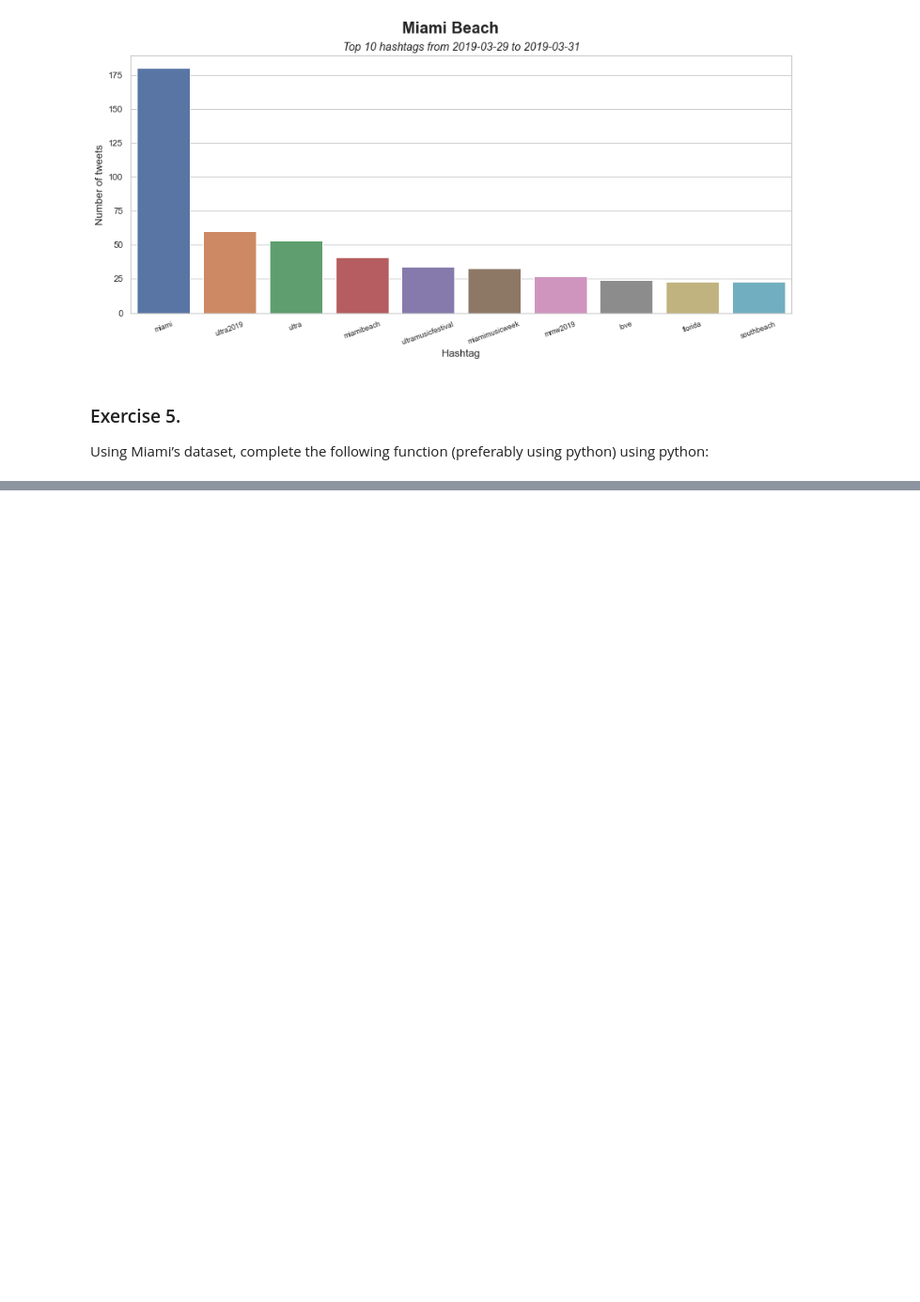
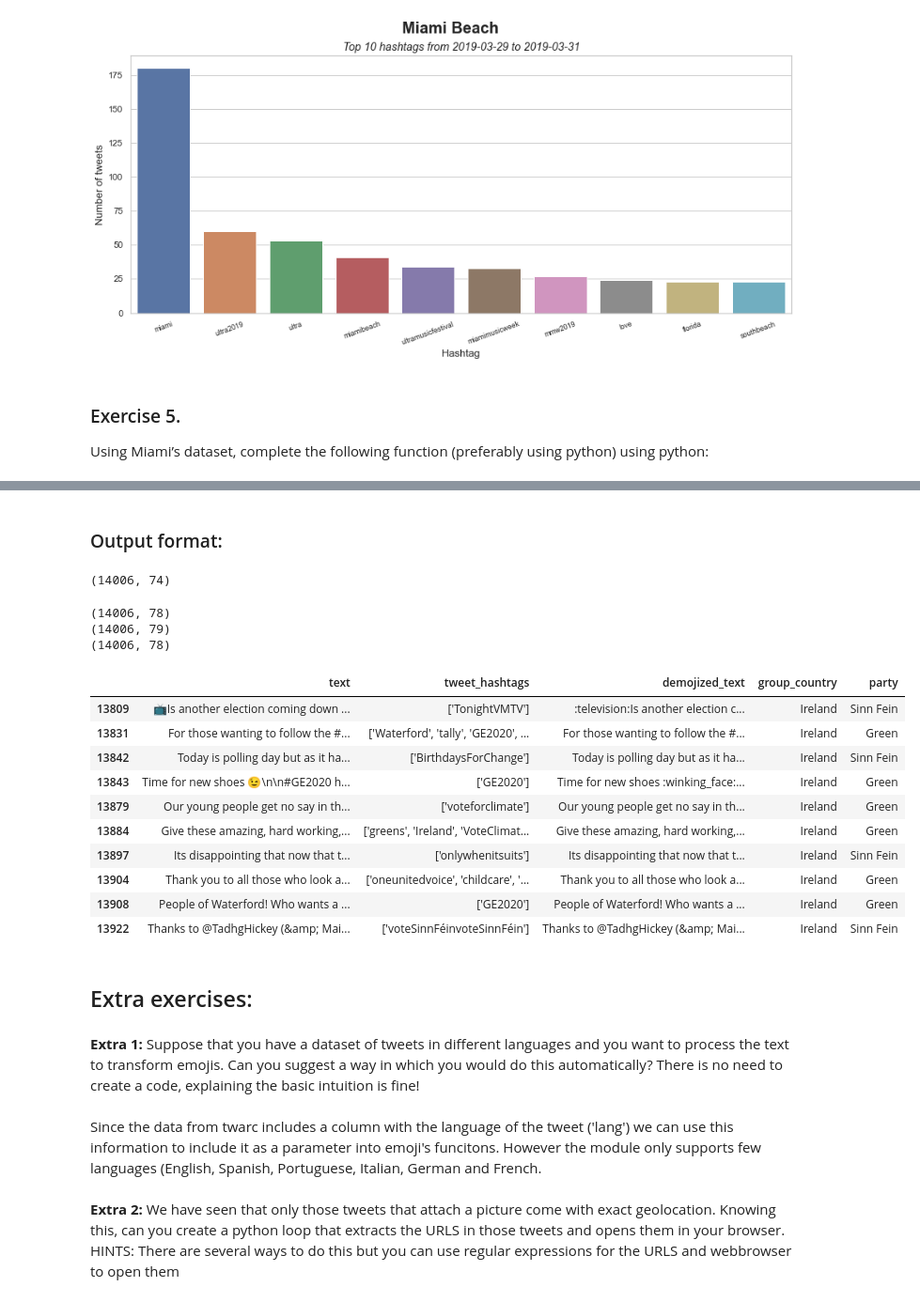
Before and after one commit to andresvBSE/TM-Twitter-PSET2, a Jupyter notebook: PST2.ipynb, the cells around one changed output, grey strips where cells are left out. Shown at 94% size. Cells and saved outputs as stored; diff of their text form; code cells hidden in the pictures; blank space fills up the shorter version.

```diff
--- a/PST2.ipynb
+++ b/PST2.ipynb
@@ -404,0 +363,51 @@ open_images(miami_df, 25, 28) # Open the link from the 25th to the 26th tweet
+# %% [markdown]
+### Output format:
+# %%
+# Join 2019 and 2020 data
+df_politics = pd.concat([df_19, df_20], axis = 0, ignore_index=True)
+print(df_politics.shape)
+
+# tweet_hashtags column
+df_politics['tweet_hashtags'] = df_politics['text'].str.findall(r'\#([\d\w]+)').astype(str).replace("[]", np.nan)
+
+# demojized_text (using the default language: English)
+df_politics['demojized_text'] = pd.Series(emoji.demojize(i) for i in df_politics['text'])
+
+# group country
+df_politics['group_country'] = 'Ireland'
+# %% [output]
+(14006, 74)
+# %%
+# Politicians' parties
+parties = pd.read_csv("files/with_parties.csv", sep = ",", names = ["author.username_lower", "party"]) # load the data of parties
+parties.drop_duplicates(inplace=True) # Delete duplicates
+
+
+df_politics['author.username_lower'] = df_politics['author.username'].str.lower()
+
+print(df_politics.shape)
+df_politics2 = pd.merge(df_politics, parties, on =  "author.username_lower", how = 'left')
+print(df_politics2.shape)
+
+# Delete the author.username_lower var
+df_politics2.drop(['author.username_lower'], axis=1, inplace=True)
+print(df_politics2.shape)
+# %% [output]
+(14006, 78)
+(14006, 79)
+(14006, 78)
+# %%
+# Having a look at the new columns
+df_politics2.loc[df_politics2['tweet_hashtags'].notna() & (df_politics2['text'] != df_politics2['demojized_text']), ['text','tweet_hashtags', 'demojized_text','group_country','party']].tail(10)
+# %% [output]
+|  | text | tweet_hashtags | demojized_text | group_country | party |
+| 13809 | 📺Is another election coming down ... | ['TonightVMTV'] | :television:Is another election c... | Ireland | Sinn Fein |
+| 13831 | For those wanting to follow the #... | ['Waterford', 'tally', 'GE2020', ... | For those wanting to follow the #... | Ireland | Green |
+| 13842 | Today is polling day but as it ha... | ['BirthdaysForChange'] | Today is polling day but as it ha... | Ireland | Sinn Fein |
+| 13843 | Time for new shoes 😉\n\n#GE2020 h... | ['GE2020'] | Time for new shoes :winking_face:... | Ireland | Green |
+| 13879 | Our young people get no say in th... | ['voteforclimate'] | Our young people get no say in th... | Ireland | Green |
+| 13884 | Give these amazing, hard working,... | ['greens', 'Ireland', 'VoteClimat... | Give these amazing, hard working,... | Ireland | Green |
+| 13897 | Its disappointing that now that t... | ['onlywhenitsuits'] | Its disappointing that now that t... | Ireland | Sinn Fein |
+| 13904 | Thank you to all those who look a... | ['oneunitedvoice', 'childcare', '... | Thank you to all those who look a... | Ireland | Green |
+| 13908 | People of Waterford! Who wants a ... | ['GE2020'] | People of Waterford! Who wants a ... | Ireland | Green |
+| 13922 | Thanks to @TadhgHickey (&amp; Mai... | ['voteSinnFéinvoteSinnFéin'] | Thanks to @TadhgHickey (&amp; Mai... | Ireland | Sinn Fein |
@@ -404,0 +417,8 @@ open_images(miami_df, 25, 28) # Open the link from the 25th to the 26th tweet
+# %% [markdown]
+## Extra exercises:
+# %% [markdown]
+**Extra 1:** Suppose that you have a dataset of tweets in different languages and you want to process the text to transform emojis. Can you suggest a way in which you would do this automatically? There is no need to create a code, explaining the basic intuition is fine!
+# %% [markdown]
+Since the data from twarc includes a column with the language of the tweet ('lang') we can use this information to include it as a parameter into emoji's funcitons. However the module only supports few languages (English, Spanish, Portuguese, Italian, German and French.
+# %% [markdown]
+**Extra 2:** We have seen that only those tweets that attach a picture come with exact geolocation. Knowing this, can you create a python loop that extracts the URLS in those tweets and opens them in your browser. HINTS: There are several ways to do this but you can use regular expressions for the URLS and webbrowser to open them
```
Also changed, not shown: parts of 45 cells of this notebook.
